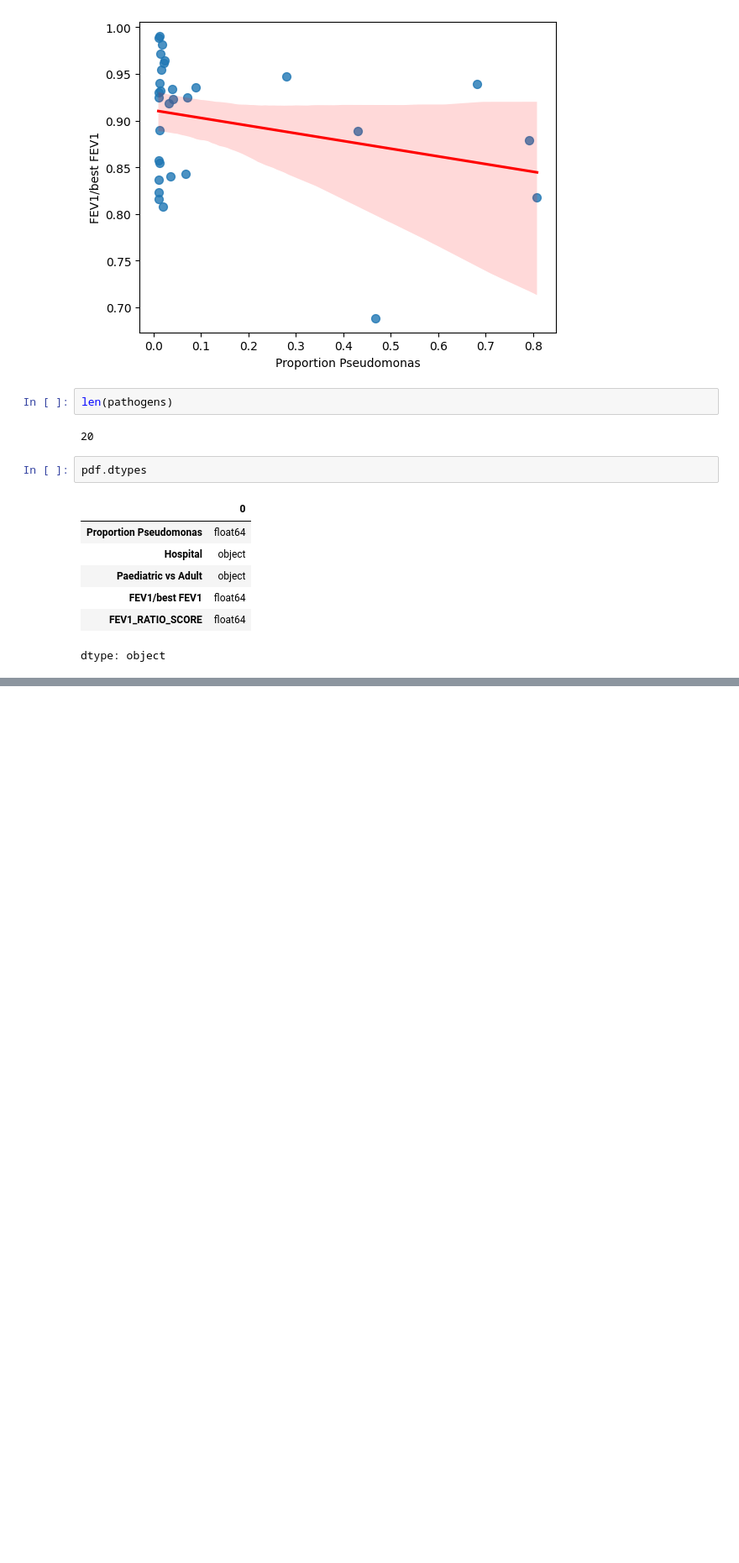
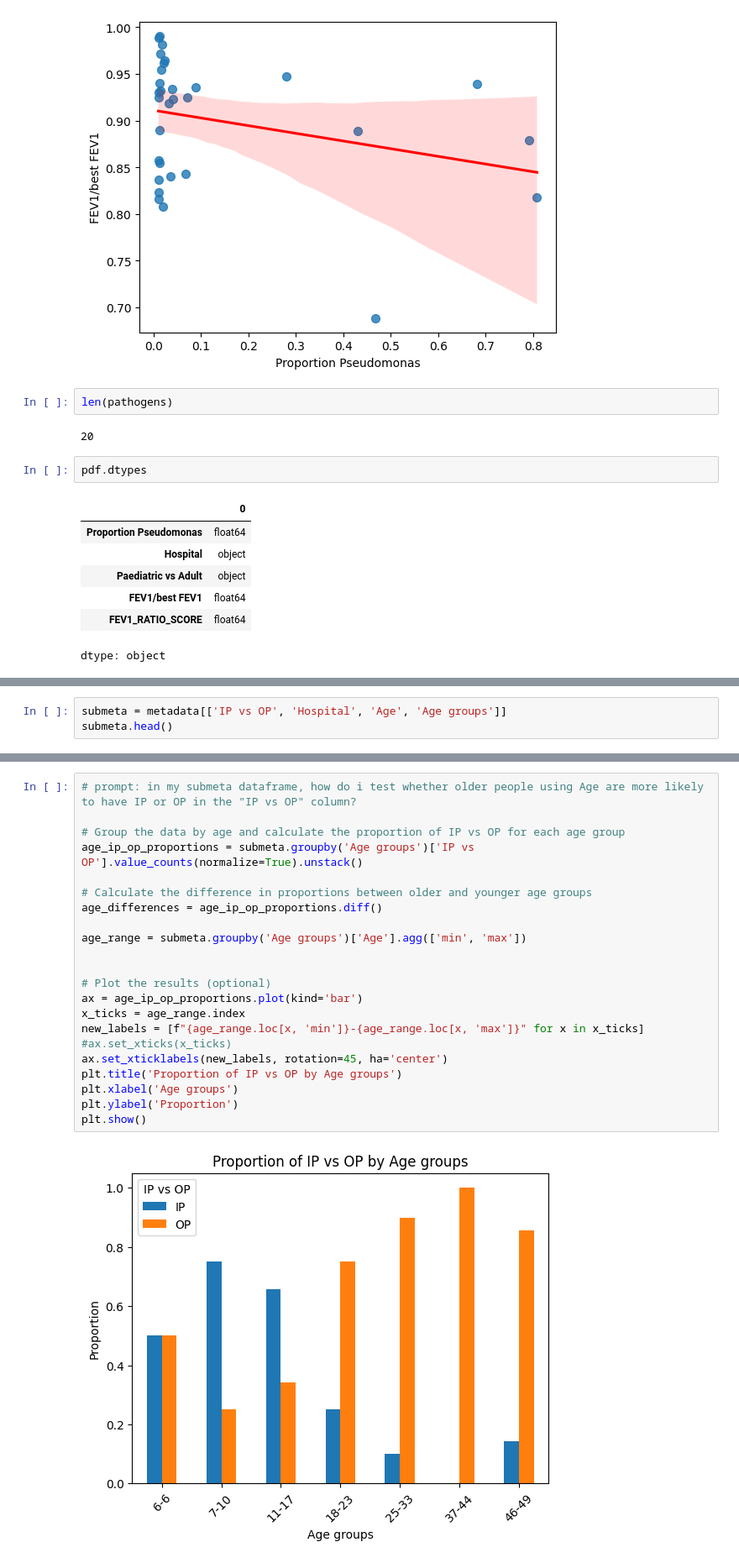
Before and after one commit to linsalrob/CF_2024, a Jupyter notebook: Jupyter/age_and_pathogenicity.ipynb, the cells around one changed output, grey strips where cells are left out. Shown: that part at 84% size. Drawn from its saved outputs; the diff is of its cells as text; blank space fills up the shorter version.

```diff
--- a/Jupyter/age_and_pathogenicity.ipynb
+++ b/Jupyter/age_and_pathogenicity.ipynb
@@ -444,0 +451,3 @@ plt.show()
+# %%
+submeta = metadata[['IP vs OP', 'Hospital', 'Age', 'Age groups']]
+submeta.head()
@@ -444,0 +462,24 @@ plt.show()
+# %%
+# prompt: in my submeta dataframe, how do i test whether older people using Age are more likely to have IP or OP in the "IP vs OP" column?
+
+# Group the data by age and calculate the proportion of IP vs OP for each age group
+age_ip_op_proportions = submeta.groupby('Age groups')['IP vs OP'].value_counts(normalize=True).unstack()
+
+# Calculate the difference in proportions between older and younger age groups
+age_differences = age_ip_op_proportions.diff()
+
+age_range = submeta.groupby('Age groups')['Age'].agg(['min', 'max'])
+
+
+# Plot the results (optional)
+ax = age_ip_op_proportions.plot(kind='bar')
+x_ticks = age_range.index
+new_labels = [f"{age_range.loc[x, 'min']}-{age_range.loc[x, 'max']}" for x in x_ticks]
+#ax.set_xticks(x_ticks)
+ax.set_xticklabels(new_labels, rotation=45, ha='center')
+plt.title('Proportion of IP vs OP by Age groups')
+plt.xlabel('Age groups')
+plt.ylabel('Proportion')
+plt.show()
+# %% [output]
+[figure, added]
```
Also changed, not shown: parts of 10 cells of this notebook.
